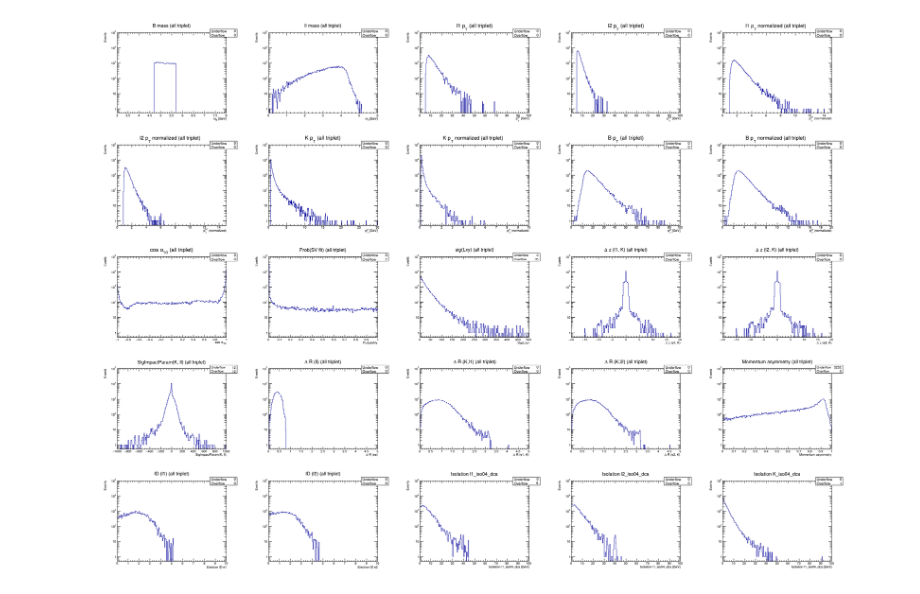
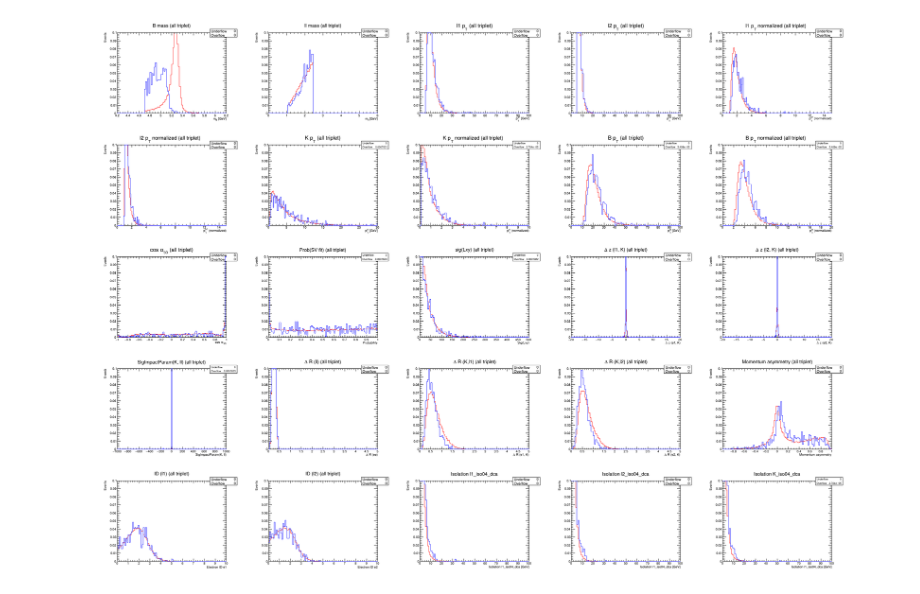
Before and after one commit to XL-Seb-Yan/RKAnalyzer, a Jupyter notebook: KStarllStudy/Analyzer/Untitled.ipynb, the cells around one changed output. Saved outputs shown, nothing was run; the diff lists cells and outputs as text; code cells hidden in the pictures.

```diff
--- a/KStarllStudy/Analyzer/Untitled.ipynb
+++ b/KStarllStudy/Analyzer/Untitled.ipynb
@@ -16,14 +16,14 @@ from CMSStyle import CMS_lumi
 # %%
 file = TFile.Open(f"BParkingNANO_Run3_mc_124X.root")
 tree = file.Get("Events")
-# tree.Print()
-# canvas = TCanvas("canvas", "Title", 800, 600)
+tree.Print()
+canvas = TCanvas("canvas", "Title", 800, 600)
 
-# hist = TH1F("hist", "Kstar_charge", 500, -3, 3)
+hist = TH1F("hist", "Kstar_charge", 20, 0, 10)
 
-# tree.Draw("PV_x>>hist")
-# print(hist.GetEntries())
+tree.Draw("nSV>>hist")
+print(hist.GetEntries())
 
-# hist.Draw()
-# canvas.Draw()
+hist.Draw()
+canvas.Draw()
 # %% [output]
@@ -117,16 +136,15 @@ TFile**         outputHits_0.root
 # %%
 def draw(c0, hist, xTitle, ipad):
     c0.cd(ipad)
-
     hist.GetYaxis().SetTitle("Events")
     hist.GetYaxis().SetTitleOffset(1.6)
-    hist.GetYaxis().SetRangeUser(0.5,100000)
+    hist.GetYaxis().SetRangeUser(0.0000001,0.1)
     hist.GetXaxis().SetTitle(xTitle)
     hist.SetTitle(hist.GetTitle())
     hist.SetLineWidth(1)
-    hist.Draw("SAME")
+    hist.Draw("SAME HIST")
 
-    gPad.SetLogy()
+#     gPad.SetLogy()
 
 from ROOT import gStyle, TLegend, TPad, gPad
 gStyle.SetOptStat(110000)
@@ -134,34 +152,44 @@ c0 = TCanvas("","",2400,1800)
 c0.cd()
 c0.Divide(5,5)
 
-draw(c0, hist1_1, "m_{B} [GeV]", 1)
-draw(c0, hist1_2, "m_{ll} [GeV]", 2)
-draw(c0, hist1_3, "p_{T}^{e1} [GeV]", 3)
-draw(c0, hist1_4, "p_{T}^{e2} [GeV]", 4)
-draw(c0, hist1_5, "p_{T}^{e1} (normalized)", 5)
-draw(c0, hist1_6, "p_{T}^{e2} (normalized)", 6)
-draw(c0, hist1_7, "p_{T}^{K} [GeV]", 7)
-draw(c0, hist1_8, "p_{T}^{K} (normalized)", 8)
-draw(c0, hist1_9, "p_{T}^{B} [GeV]", 9)
-draw(c0, hist1_10, "p_{T}^{B} (normalized)", 10)
-draw(c0, hist1_11, "cos #alpha_{3D}", 11)
-draw(c0, hist1_12, "Probability", 12)
-draw(c0, hist1_13, "Sig(Lxy)", 13)
-draw(c0, hist1_14, "#Delta z (e1, K)", 14)
-draw(c0, hist1_15, "#Delta z (e2, K)", 15)
-draw(c0, hist1_16, "SigImpactParam(K, ll)", 16)
-draw(c0, hist1_17, "#Delta R (ee)", 17)
-draw(c0, hist1_18, "#Delta R (e1, K)", 18)
-draw(c0, hist1_19, "#Delta R (e2, K)", 19)
-draw(c0, hist1_20, "Momentum asymmetry", 20)
-draw(c0, hist1_21, "Electron ID e1", 21)
-draw(c0, hist1_22, "Electron ID e2", 22)
-draw(c0, hist1_23, "Isolation l1_iso04_dca [GeV]", 23)
-draw(c0, hist1_24, "Isolation l1_iso04_dca [GeV]", 24)
-draw(c0, hist1_25, "Isolation l1_iso04_dca [GeV]", 25)
+variable_names = [
+    "m_{B} [GeV]",
+    "m_{ll} [GeV]",
+    "p_{T}^{e1} [GeV]",
+    "p_{T}^{e2} [GeV]",
+    "p_{T}^{e1} (normalized)",
+    "p_{T}^{e2} (normalized)",
+    "p_{T}^{K} [GeV]",
+    "p_{T}^{K} (normalized)",
+    "p_{T}^{B} [GeV]",
+    "p_{T}^{B} (normalized)",
+    "cos #alpha_{3D}",
+    "Probability",
+    "Sig(Lxy)",
+    "#Delta z (e1, K)",
+    "#Delta z (e2, K)",
+    "SigImpactParam(K, ll)",
+    "#Delta R (ee)",
+    "#Delta R (e1, K)",
+    "#Delta R (e2, K)",
+    "Momentum asymmetry",
+    "Electron ID e1",
+    "Electron ID e2",
+    "Isolation l1_iso04_dca [GeV]",
+    "Isolation l1_iso04_dca [GeV]",
+    "Isolation l1_iso04_dca [GeV]"
+]
 
-c0.SetLogy()
+for i, hist in enumerate(hist1_KEE_list):
+    hist.SetLineColor(2)
+    draw(c0, hist, variable_names[i], i+1)
+
+for i, hist in enumerate(hist1_K0StarEE_list):
+    hist.SetLineColor(4)
+    draw(c0, hist, variable_names[i], i+1)
+
 c0.Draw()
 c0.Print("var.svg")
+c0.Print("var.png")
 # %% [output]
 Info in <TCanvas::Print>: SVG file var.svg has been created
@@ -168,4 +197,4 @@ Info in <TCanvas::Print>: SVG file var.svg has been created
-[figure, old version]
+[figure, new version]
 # %%
 from ROOT import gStyle, TLegend
 gStyle.SetOptStat(0)
```
Also changed, not shown: parts of 10 cells of this notebook, 8 other files.
